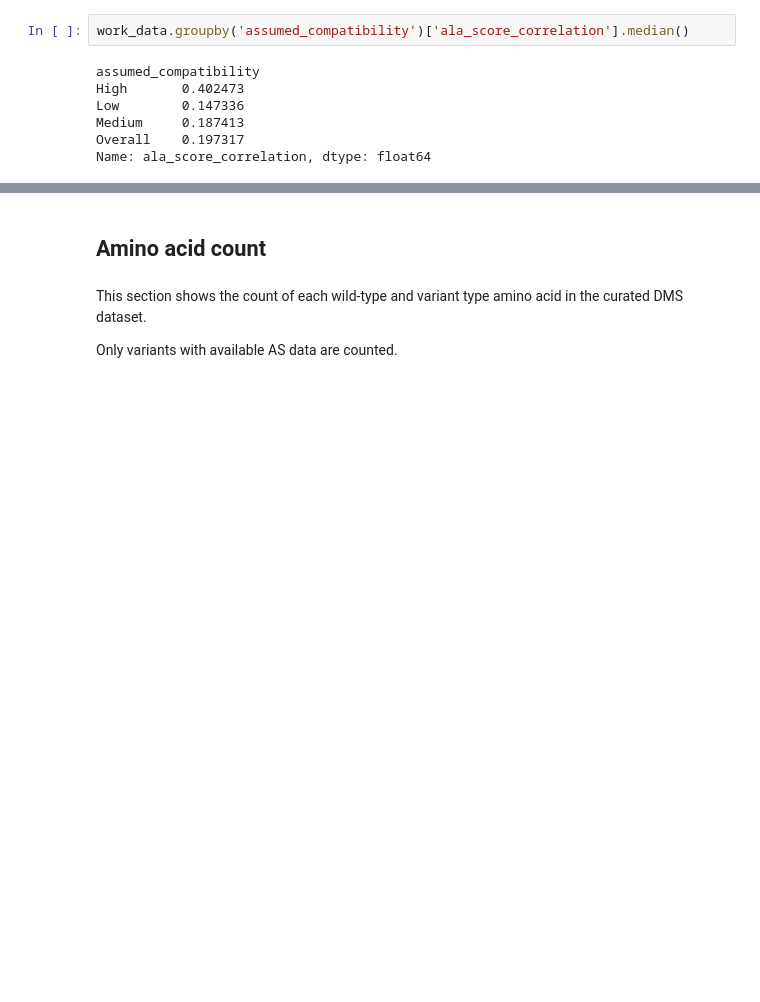
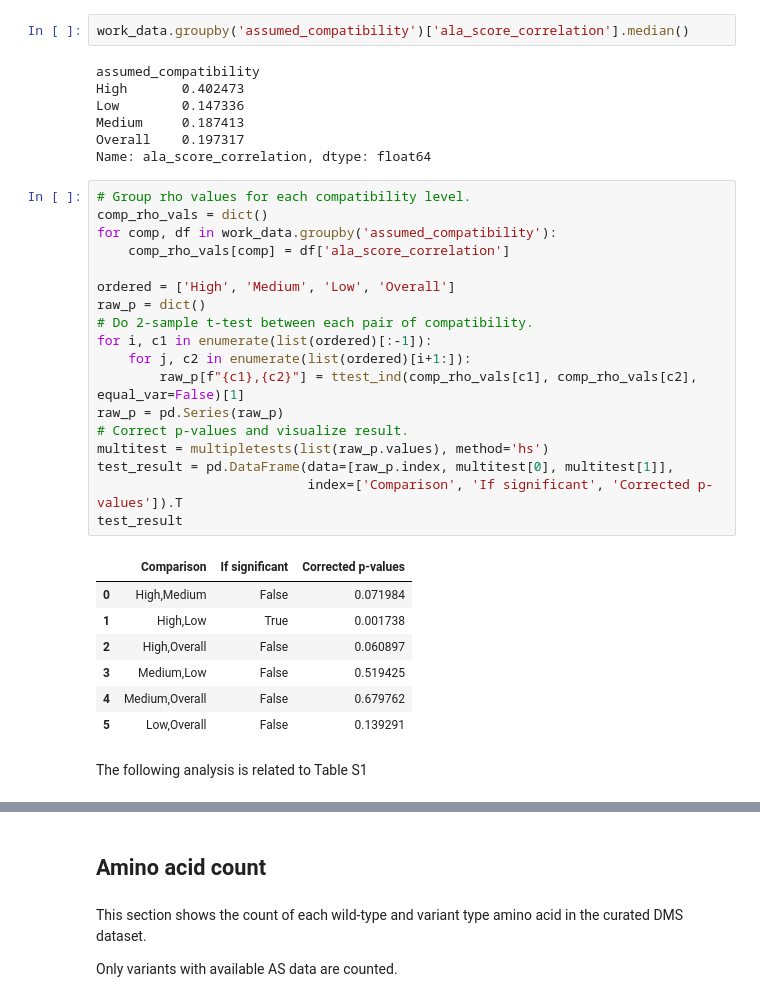
Before and after one commit to PapenfussLab/DMS_with_Alanine_scan, a Jupyter notebook: jupyter_code/P1_Statistics_of_curated_data.ipynb, the cells around one changed output, grey strips where cells are left out. Saved outputs shown, nothing was run; the diff lists cells and outputs as text; blank space fills up the shorter version.

Commit message:
Extra results and data for peer review.

```diff
--- a/jupyter_code/P1_Statistics_of_curated_data.ipynb
+++ b/jupyter_code/P1_Statistics_of_curated_data.ipynb
@@ -256,3 +258,31 @@ Low        0.147336
 Medium     0.187413
 Overall    0.197317
 Name: ala_score_correlation, dtype: float64
+# %%
+# Group rho values for each compatibility level.
+comp_rho_vals = dict()
+for comp, df in work_data.groupby('assumed_compatibility'):
+    comp_rho_vals[comp] = df['ala_score_correlation']
+
+ordered = ['High', 'Medium', 'Low', 'Overall']
+raw_p = dict()
+# Do 2-sample t-test between each pair of compatibility.
+for i, c1 in enumerate(list(ordered)[:-1]):
+    for j, c2 in enumerate(list(ordered)[i+1:]):
+        raw_p[f"{c1},{c2}"] = ttest_ind(comp_rho_vals[c1], comp_rho_vals[c2], equal_var=False)[1]
+raw_p = pd.Series(raw_p)
+# Correct p-values and visualize result.
+multitest = multipletests(list(raw_p.values), method='hs')
+test_result = pd.DataFrame(data=[raw_p.index, multitest[0], multitest[1]],
+                           index=['Comparison', 'If significant', 'Corrected p-values']).T
+test_result
+# %% [output]
+|  | Comparison | If significant | Corrected p-values |
+| 0 | High,Medium | False | 0.071984 |
+| 1 | High,Low | True | 0.001738 |
+| 2 | High,Overall | False | 0.060897 |
+| 3 | Medium,Low | False | 0.519425 |
+| 4 | Medium,Overall | False | 0.679762 |
+| 5 | Low,Overall | False | 0.139291 |
+# %% [markdown]
+The following analysis is related to Table S1
```
Also changed, not shown: parts of 4 cells of this notebook, 16 other files.
